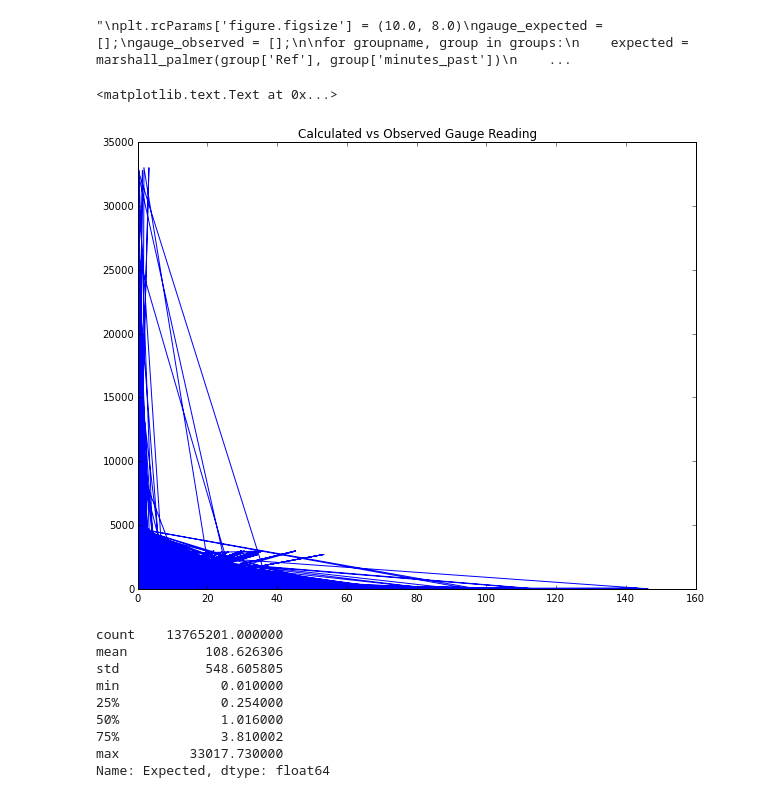
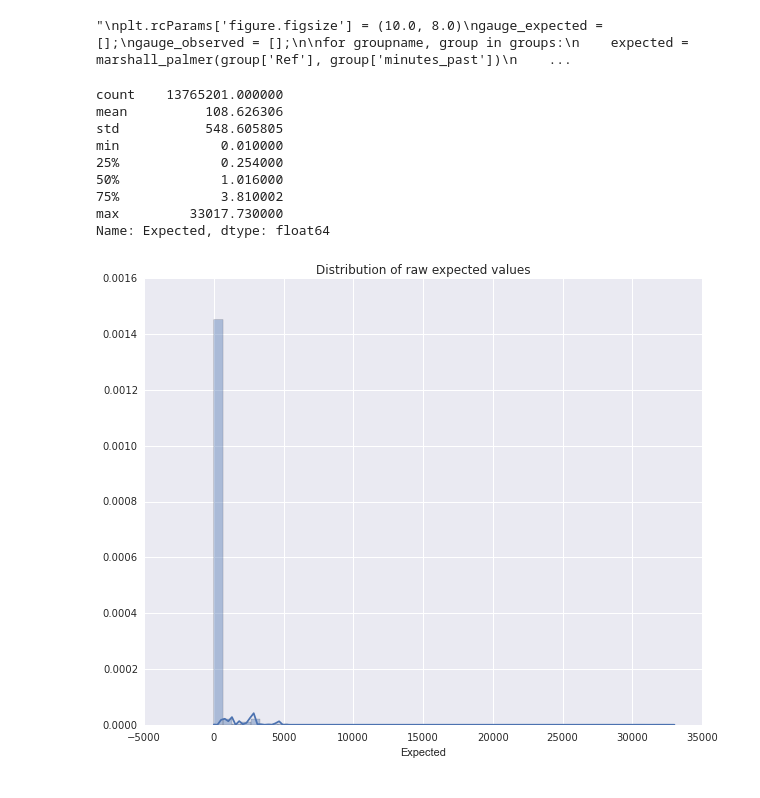
Before and after one commit to saketkc/launchpad, a Jupyter notebook: notebooks/Preprocessing.ipynb, the cells around one changed output. Drawn from its saved outputs; the diff is of its cells as text; code cells hidden in the pictures.

```diff
--- a/notebooks/Preprocessing.ipynb
+++ b/notebooks/Preprocessing.ipynb
@@ -141,2 +58,2 @@ traindata.to_hdf('traindata_preprocessed.h5', 'traindata_preprocessed', format =
 # %%
-read_from_hdf5 = pd.read_hdf('traindata_preprocessed.h5')
+traindata = pd.read_hdf('traindata_preprocessed.h5')
@@ -145,21 +60,15 @@ read_from_hdf5 = pd.read_hdf('traindata_preprocessed.h5')
-# %%
-plt.rcParams['figure.figsize'] = (10.0, 8.0)
-
-plt.plot(read_from_hdf5.estimated, read_from_hdf5.Expected)
-plt.title('Calculated vs Observed Gauge Reading')
-# %% [output]
-<matplotlib.text.Text at 0x...>
-[figure, removed]
-# %%
-stats = read_from_hdf5.Expected.describe()
-stats
-# %% [output]
-count    13765201.000000
-mean          108.626306
-std           548.605805
-min             0.010000
-25%             0.254000
-50%             1.016000
-75%             3.810002
-max         33017.730000
-Name: Expected, dtype: float64
+# %%
+sns.distplot(traindata.Expected)
+plt.title('Distribution of raw expected values')
+traindata.Expected.describe()
+# %% [output]
+count    13765201.000000
+mean          108.626306
+std           548.605805
+min             0.010000
+25%             0.254000
+50%             1.016000
+75%             3.810002
+max         33017.730000
+Name: Expected, dtype: float64
+[figure, added]
```
Also changed, not shown: parts of 16 cells of this notebook.
